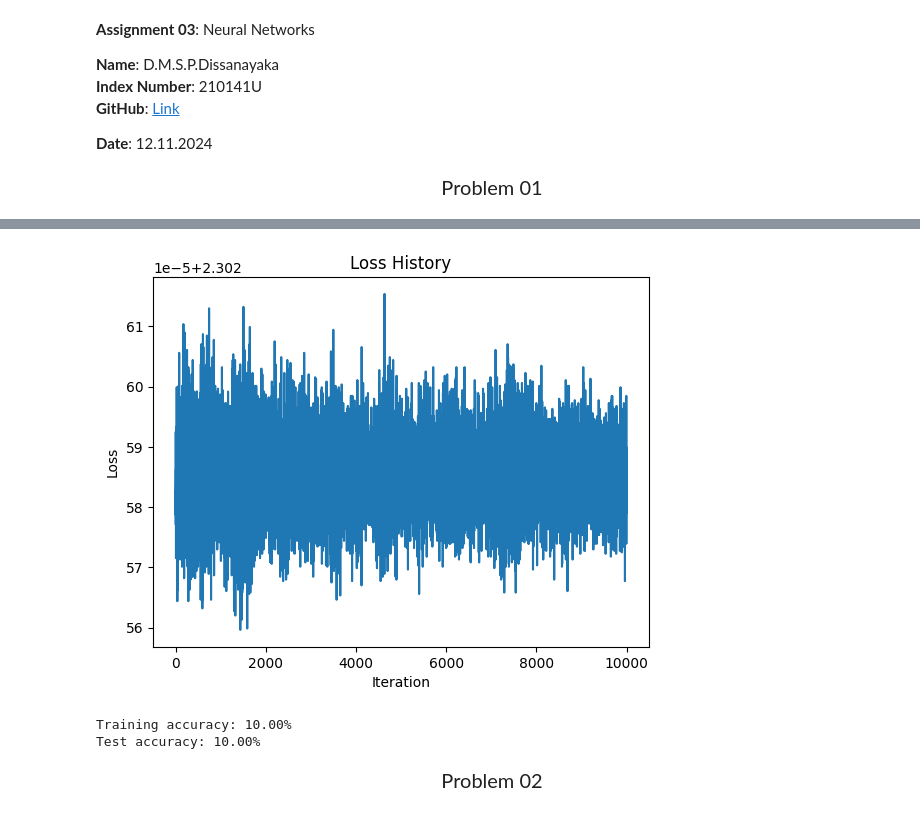
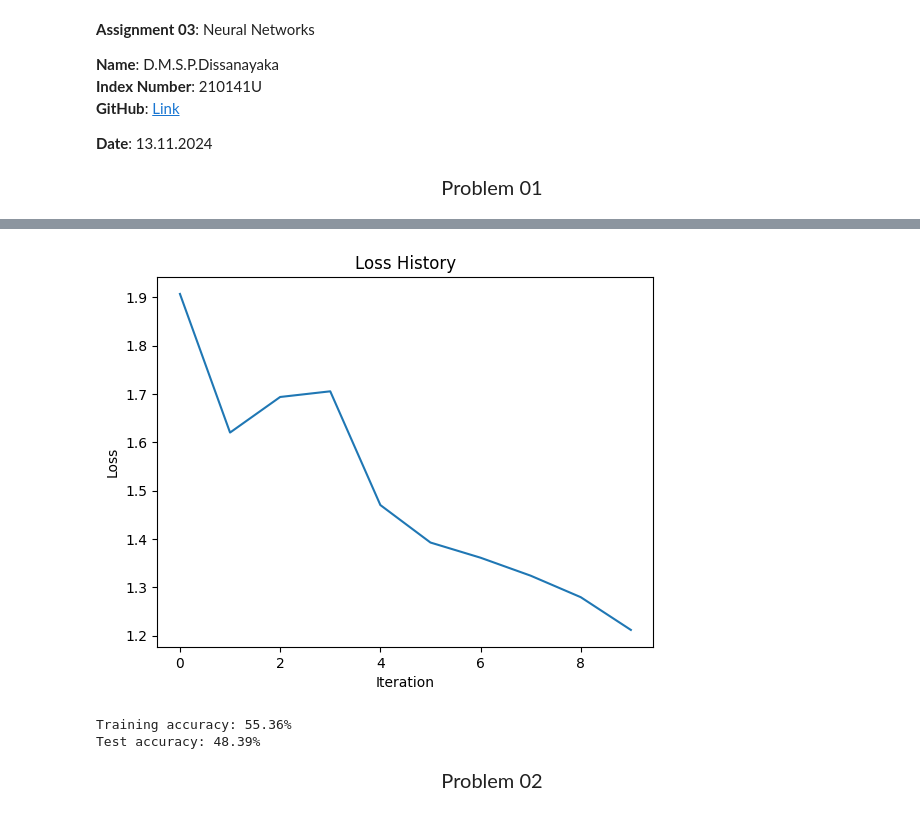
Before and after one commit to SahanDissanayaka/Image-Processing-and-Computer-Vision, a Jupyter notebook: Assignments/Assignment3/assignment3.ipynb, the cells around one changed output, grey strips where cells are left out. Saved outputs shown, nothing was run; the diff lists cells and outputs as text; code cells hidden in the pictures.

```diff
--- a/Assignments/Assignment3/assignment3.ipynb
+++ b/Assignments/Assignment3/assignment3.ipynb
@@ -5,7 +5,7 @@
 **Index Number**: 210141U
 **GitHub**: [Link](https://github.com/SahanDissanayaka/Image-Processing-and-Computer-Vision/blob/main/Assignments/Assignment3/assignment3.ipynb)
 
-**Date**: 12.11.2024
+**Date**: 13.11.2024
 # %% [markdown]
  <p style="text-align: center; font-size: 20px;">
 Problem 01
@@ -41,7 +41,7 @@ b2 = torch.zeros(K)  # Output layer bias
 
 # Hyperparameters
 iterations = 10
-lr = 2e-6
+lr = 2e-1
 lr_decay = 0.9
 reg = 0  # Regularization
 loss_history = []
@@ -65,7 +65,6 @@ for t in range(iterations):
 
         # Cross-entropy loss with regularization
         loss = nn.functional.cross_entropy(logits, labels) + reg * (torch.sum(w1 ** 2) + torch.sum(w2 ** 2))
-        loss_history.append(loss.item())
         running_loss += loss.item()
 
         # Backpropagation
@@ -88,6 +87,7 @@ for t in range(iterations):
         w2 -= lr * dw2
         b2 -= lr * db2
 
+    loss_history.append(loss.item())
     # Print loss for every epoch
     if t % 1 == 0:
         print(f"Epoch {t + 1} / {iterations}, Loss: {running_loss / len(trainloader)}")
@@ -149,6 +149,6 @@ Epoch 10 / 10, Loss: 2.3025852558612825
-[figure, old version]
+[figure, new version]
-Training accuracy: 10.00%
-Test accuracy: 10.00%
+Training accuracy: 55.36%
+Test accuracy: 48.39%
 # %% [markdown]
  <p style="text-align: center; font-size: 20px;">
 Problem 02
```
Also changed, not shown: parts of 1 cell of this notebook, 2 other files.
